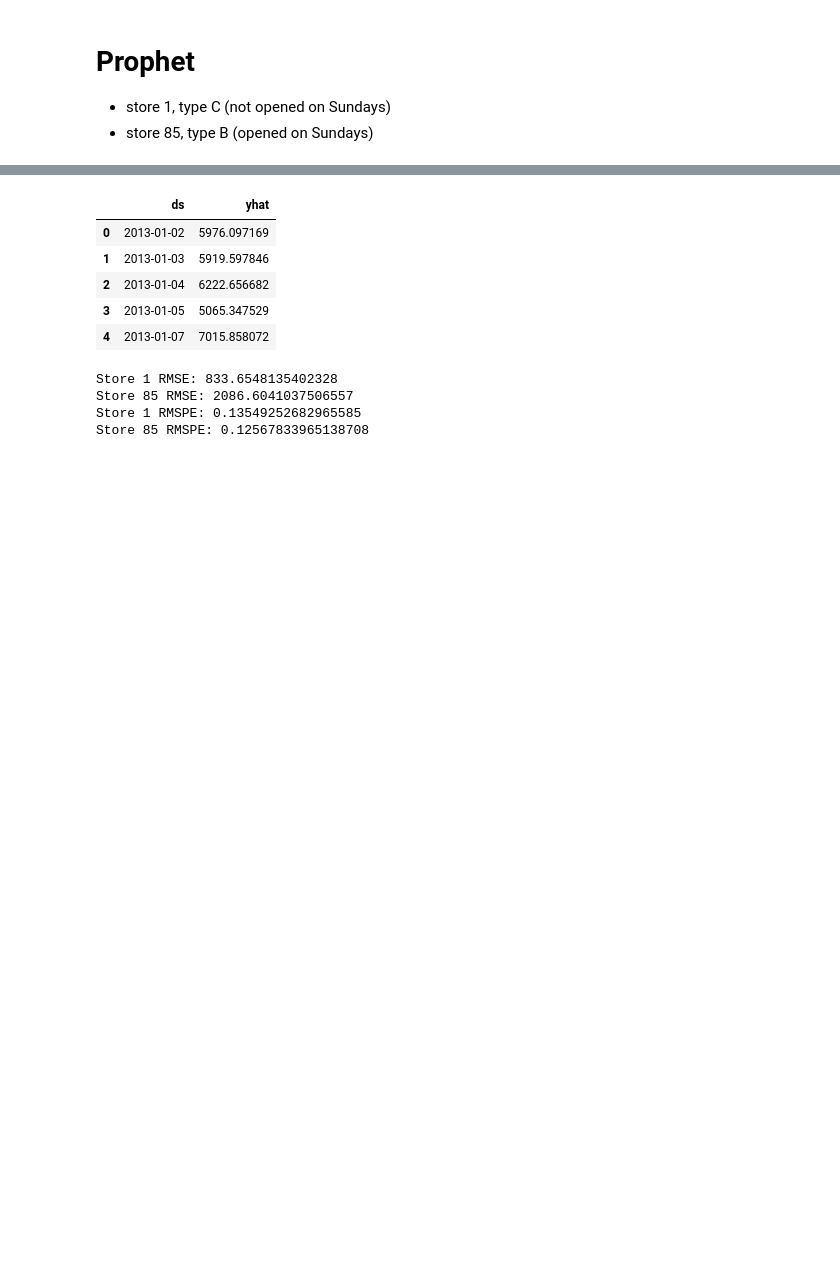
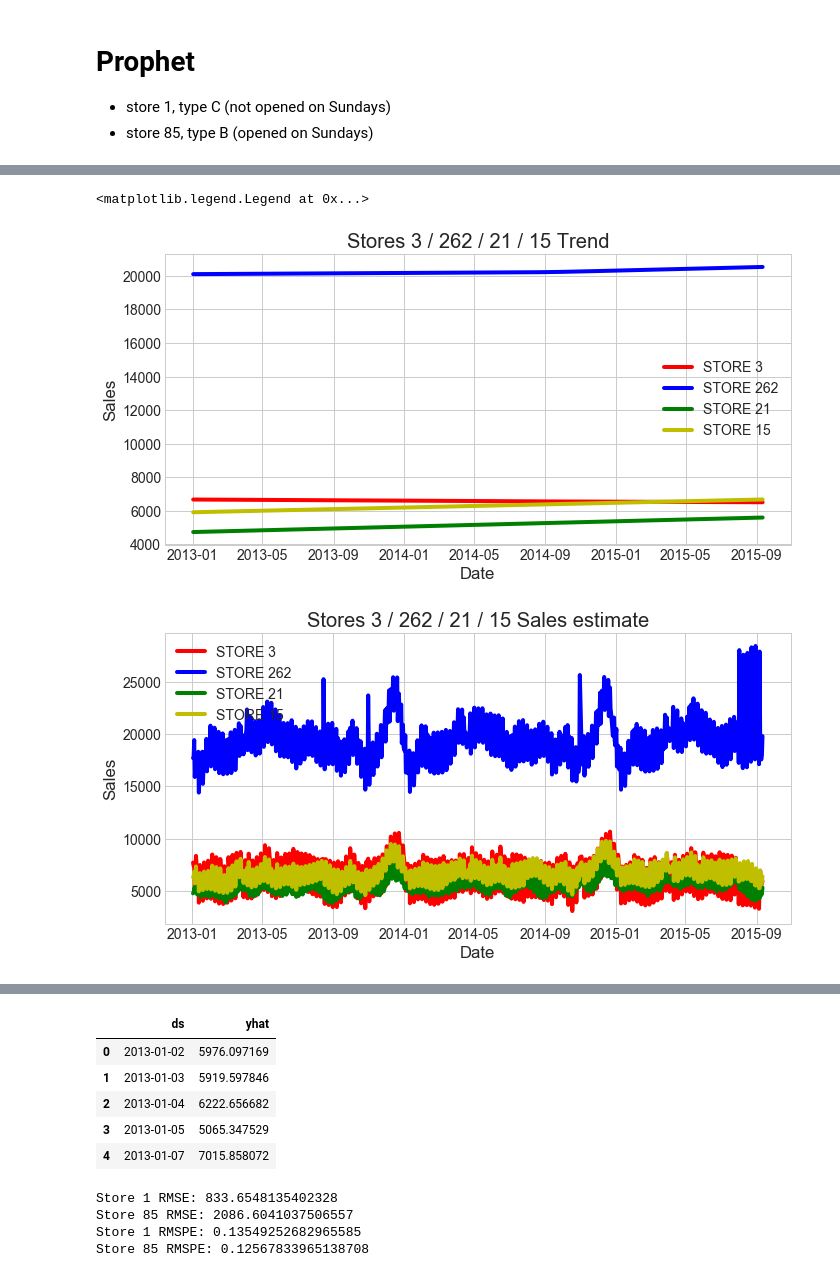
Before and after one commit to ENLK/Data-analysis-in-Python, a Jupyter notebook: TS.ipynb, the cells around one changed output, grey strips where cells are left out. Saved outputs shown, nothing was run; the diff lists cells and outputs as text; code cells hidden in the pictures; blank space fills up the shorter version.

```diff
--- a/TS.ipynb
+++ b/TS.ipynb
@@ -346,0 +237,48 @@ forecasts2[['ds', 'yhat', 'yhat_lower', 'yhat_upper']].tail(7)
+# %%
+all_forecasts = pd.merge(merge_a_forecast, merge_b_forecast,
+                        how = 'inner',
+                        left_on = 'store_3ds',
+                        right_on = 'store_262ds')
+
+all_forecasts = all_forecasts.rename(columns = {'store_3ds': 'Date'}).drop('store_262ds',
+                                                                          axis = 1)
+
+# C
+all_forecasts = pd.merge(all_forecasts, merge_c_forecast,
+                        how = 'inner',
+                        left_on = 'Date',
+                        right_on = 'store_21ds')
+
+all_forecasts = all_forecasts.drop('store_21ds',axis = 1)
+
+# D
+all_forecasts = pd.merge(all_forecasts, merge_d_forecast,
+                        how = 'inner',
+                        left_on = 'Date',
+                        right_on = 'store_15ds')
+
+all_forecasts = all_forecasts.drop('store_15ds',axis = 1)
+
+plt.figure(figsize = (10, 5))
+plt.plot(all_forecasts['Date'], all_forecasts['store_3trend'], 'r-', label = 'STORE 3')
+plt.plot(all_forecasts['Date'], all_forecasts['store_262trend'], 'b-', label = 'STORE 262')
+plt.plot(all_forecasts['Date'], all_forecasts['store_21trend'], 'g-', label = 'STORE 21')
+plt.plot(all_forecasts['Date'], all_forecasts['store_15trend'], 'y-', label = 'STORE 15')
+
+plt.xlabel('Date') ; plt.ylabel('Sales')
+plt.title('Stores 3 / 262 / 21 / 15 Trend')
+plt.legend()
+
+plt.figure(figsize = (10, 5))
+plt.plot(all_forecasts['Date'], all_forecasts['store_3yhat'], 'r-', label = 'STORE 3')
+plt.plot(all_forecasts['Date'], all_forecasts['store_262yhat'], 'b-', label = 'STORE 262')
+plt.plot(all_forecasts['Date'], all_forecasts['store_21yhat'], 'g-', label = 'STORE 21')
+plt.plot(all_forecasts['Date'], all_forecasts['store_15yhat'], 'y-', label = 'STORE 15')
+
+plt.xlabel('Date') ; plt.ylabel('Sales')
+plt.title('Stores 3 / 262 / 21 / 15 Sales estimate')
+plt.legend()
+# %% [output]
+<matplotlib.legend.Legend at 0x...>
+[figure, added]
+[figure, added]
```
Also changed, not shown: parts of 33 cells of this notebook.
